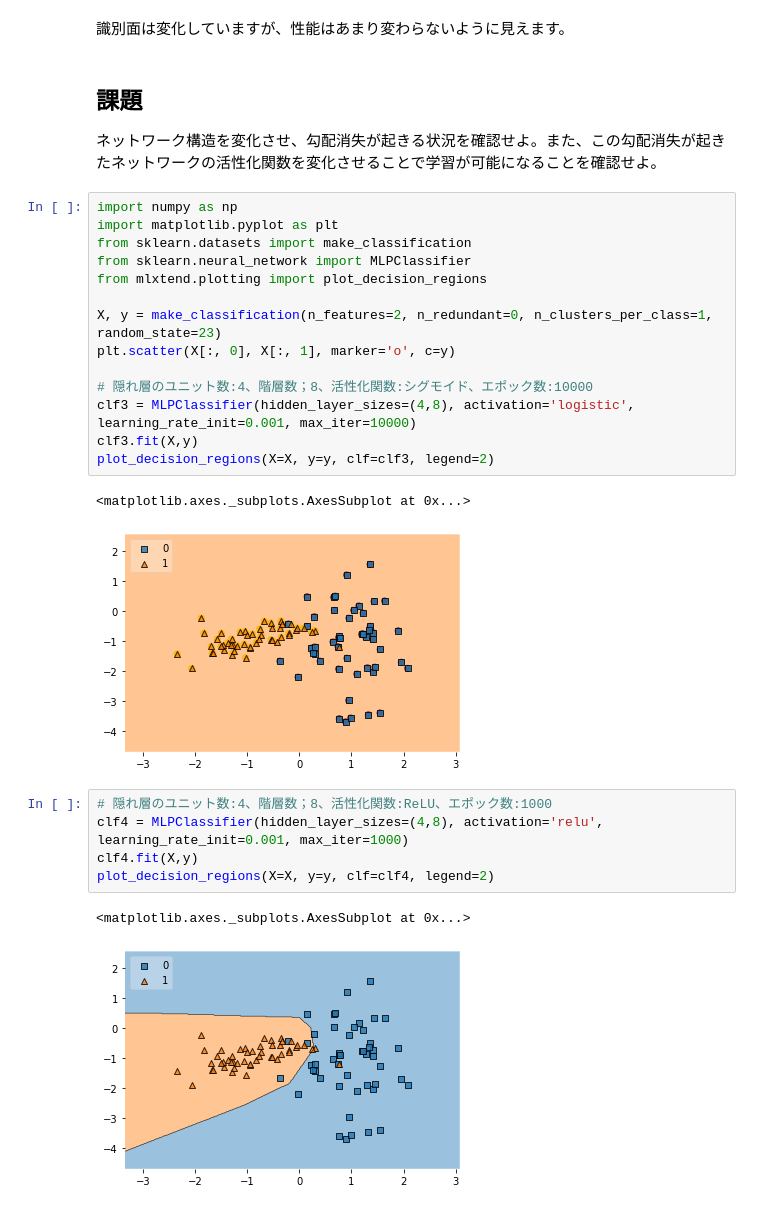
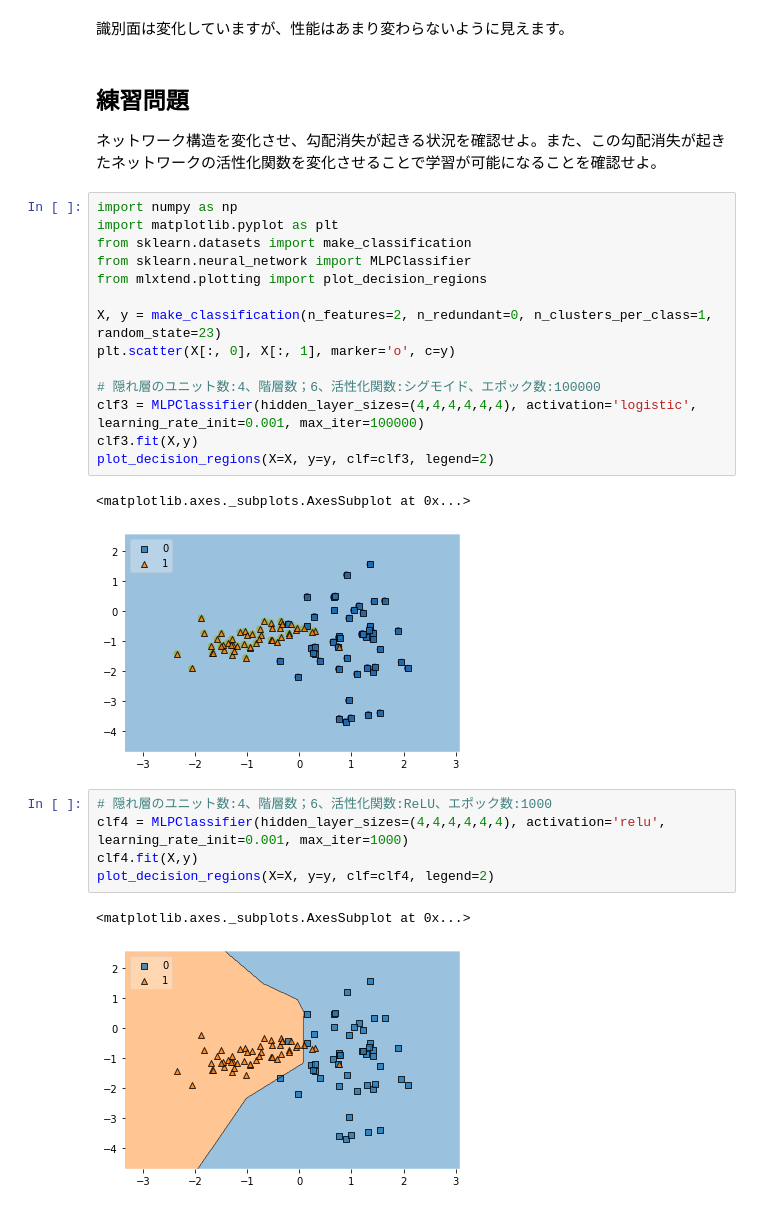
Before and after one commit to MasahiroAraki/SpeechRecognition, a Jupyter notebook: Python/chap07a.ipynb, the cells around one changed output. Saved outputs shown, nothing was run; the diff lists cells and outputs as text.

```diff
--- a/Python/chap07a.ipynb
+++ b/Python/chap07a.ipynb
@@ -59,31 +59,31 @@ plot_decision_regions(X=X, y=y, clf=clf2, legend=2)
 # %% [markdown]
 識別面は変化していますが、性能はあまり変わらないように見えます。
 # %% [markdown]
-## 課題
+## 練習問題
 
 ネットワーク構造を変化させ、勾配消失が起きる状況を確認せよ。また、この勾配消失が起きたネットワークの活性化関数を変化させることで学習が可能になることを確認せよ。
 # %%
 import numpy as np
 import matplotlib.pyplot as plt
 from sklearn.datasets import make_classification
 from sklearn.neural_network import MLPClassifier
 from mlxtend.plotting import plot_decision_regions
 
 X, y = make_classification(n_features=2, n_redundant=0, n_clusters_per_class=1, random_state=23)
 plt.scatter(X[:, 0], X[:, 1], marker='o', c=y)
 
-# 隠れ層のユニット数:4、階層数；8、活性化関数:シグモイド、エポック数:10000
-clf3 = MLPClassifier(hidden_layer_sizes=(4,8), activation='logistic', learning_rate_init=0.001, max_iter=10000)
+# 隠れ層のユニット数:4、階層数；6、活性化関数:シグモイド、エポック数:100000
+clf3 = MLPClassifier(hidden_layer_sizes=(4,4,4,4,4,4), activation='logistic', learning_rate_init=0.001, max_iter=100000)
 clf3.fit(X,y)
 plot_decision_regions(X=X, y=y, clf=clf3, legend=2)
 # %% [output]
 <matplotlib.axes._subplots.AxesSubplot at 0x...>
-[figure, old version]
+[figure, new version]
 # %%
-# 隠れ層のユニット数:4、階層数；8、活性化関数:ReLU、エポック数:1000
-clf4 = MLPClassifier(hidden_layer_sizes=(4,8), activation='relu', learning_rate_init=0.001, max_iter=1000)
+# 隠れ層のユニット数:4、階層数；6、活性化関数:ReLU、エポック数:1000
+clf4 = MLPClassifier(hidden_layer_sizes=(4,4,4,4,4,4), activation='relu', learning_rate_init=0.001, max_iter=1000)
 clf4.fit(X,y)
 plot_decision_regions(X=X, y=y, clf=clf4, legend=2)
 # %% [output]
 <matplotlib.axes._subplots.AxesSubplot at 0x...>
-[figure, old version]
+[figure, new version]
```
Also changed, not shown: parts of 3 cells of this notebook, 1 other file.
